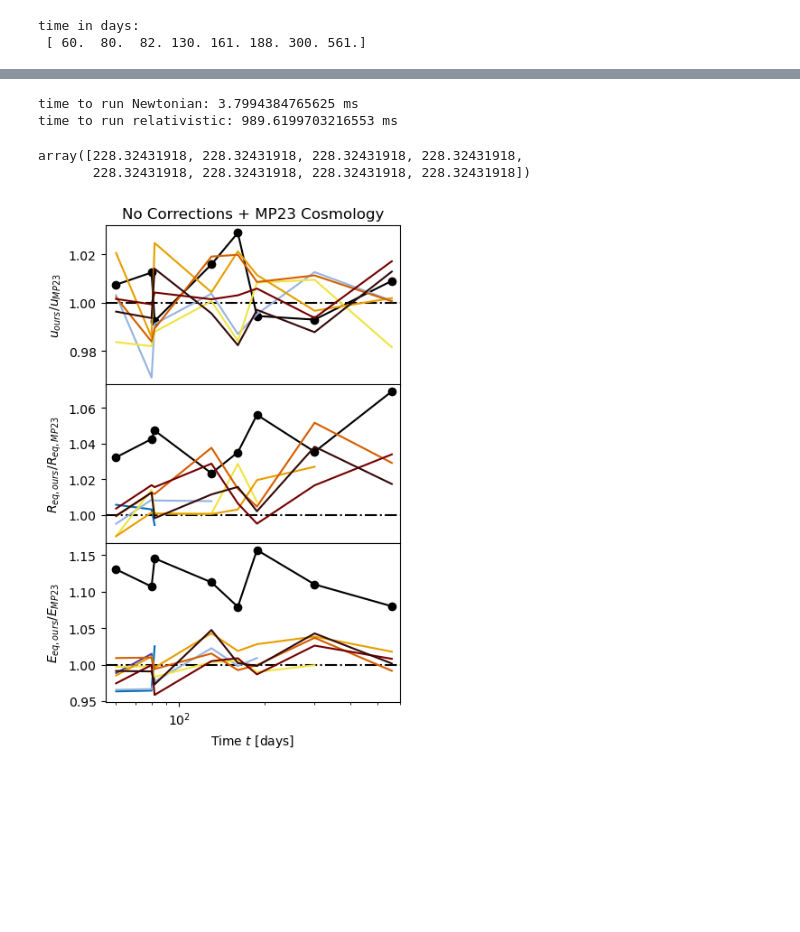
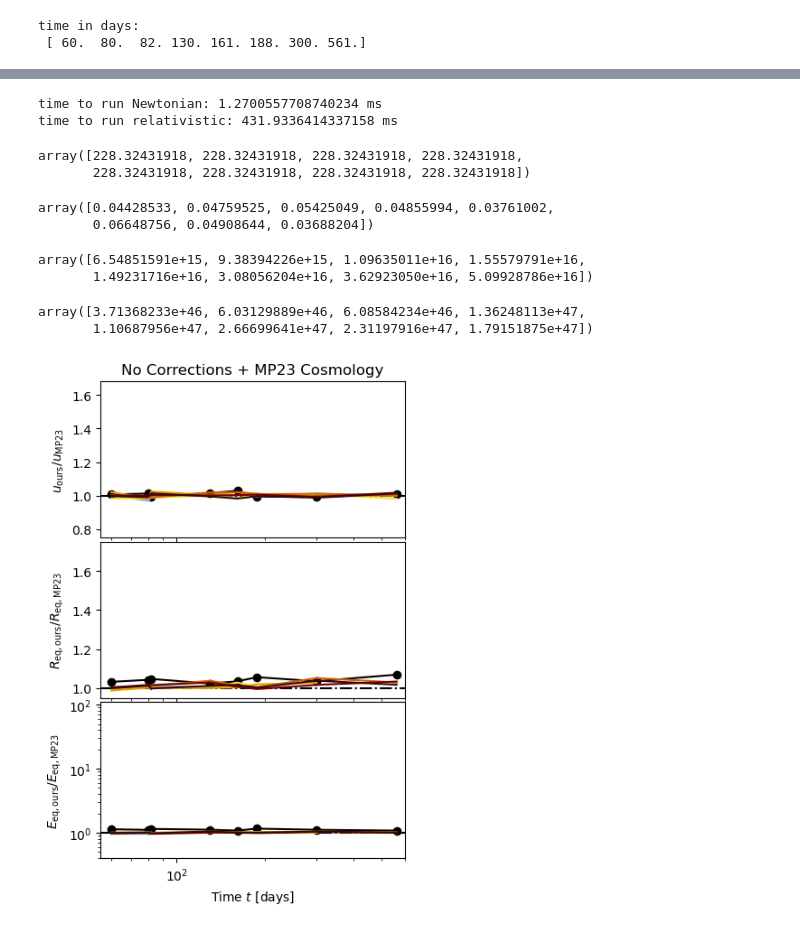
Before and after one commit to rohdog2003/equipartition, a Jupyter notebook: demos/MP23comparison.ipynb, the cells around one changed output, grey strips where cells are left out. Saved outputs shown, nothing was run; the diff lists cells and outputs as text; code cells hidden in the pictures; blank space fills up the shorter version.

Commit message:
made changes to Newtonian gammaM calculation and updated demos

```diff
--- a/demos/MP23comparison.ipynb
+++ b/demos/MP23comparison.ipynb
@@ -114,7 +114,7 @@ alpha = lambda i: 1/(i + 1)
 ax1.set_title("No Corrections")
 ax1.set_xscale("log")
 ax1.set_xlim(xleft, xright)
-ax1.set_ylabel(r"$u_{ours}/u_{MP23}$")
+ax1.set_ylabel(r"$u_{\rm{ours}}/u_{\rm{MP23}}$")
 ax1.axhline(1, linestyle = "-.", color = "k")
 ax1.plot(tdays, equip_Newtonian.gammaBeta()/MP23betaeqN, color = "k", marker = "o")
 #for i in range(0, len(theta) - 1):
@@ -126,7 +126,7 @@ for i in range(0, len(theta)):
 
 ax2.set_xscale("log")
 ax2.set_xlim(xleft, xright)
-ax2.set_ylabel(r"$R_{eq,ours}/R_{eq,MP23}$")
+ax2.set_ylabel(r"$R_{\rm{eq,ours}}/R_{\rm{eq,MP23}}$")
 ax2.axhline(1, linestyle = "-.", color = "k")
 ax2.plot(tdays, equip_Newtonian.Req()/MP23reqN, color = "k", marker = "o")
 #for i in range(0, len(theta) - 1):
@@ -138,7 +138,7 @@ for i in range(0, len(theta)):
 ax3.set_xscale("log")
 ax3.set_xlim(xleft, xright)
 ax3.set_xlabel(r"Time $t$ [days]")
-ax3.set_ylabel(r"$E_{eq,ours}/E_{MP23}$")
+ax3.set_ylabel(r"$E_{\rm{eq,ours}}/E_{\rm{eq,MP23}}$")
 ax3.axhline(1, linestyle = "-.", color = "k")
 ax3.plot(tdays, equip_Newtonian.energyeq()/MP23energyN, color = "k", marker = "o")#, lw = 0.5)
 #for i in range(0, len(theta) - 1):
@@ -167,7 +167,7 @@ cosmo = astropy.cosmology.LambdaCDM(
 # %%
 start = time.time()
 
-equip_Newtonian_cosmoMatch = Equipartition(FpmJy, nup10, tdays, z, 0, newtonian = True, p = p, corr = True, BDfactor = True, hotprotons = False, numelectrons = False, outofequipartition = False, cosmo = cosmo, fA=1, fV = 1)
+equip_Newtonian_cosmoMatch = Equipartition(FpmJy, nup10, tdays, z, 0, newtonian = True, p = p, corr = True, BDfactor = True, hotprotons = False, numelectrons = False, outofequipartition = False, factorsFour = False, cosmo = cosmo, fA=1, fV = 1)
 
 end = time.time()
 
@@ -181,13 +181,28 @@ equip_offAxis_cosmoMatch = [Equipartition(FpmJy, nup10, tdays, z, thet, newtonia
 end = time.time()
 print("time to run relativistic:", (end - start) * 1000, "ms")
 # %% [output]
-time to run Newtonian: 3.7994384765625 ms
-time to run relativistic: 989.6199703216553 ms
+time to run Newtonian: 1.2700557708740234 ms
+time to run relativistic: 431.9336414337158 ms
 # %%
 equip_Newtonian_cosmoMatch.dL * 3.24078e-25 # Mpc
 # %% [output]
 array([228.32431918, 228.32431918, 228.32431918, 228.32431918,
        228.32431918, 228.32431918, 228.32431918, 228.32431918])
+# %%
+equip_Newtonian_cosmoMatch.gammaBeta()
+# %% [output]
+array([0.04428533, 0.04759525, 0.05425049, 0.04855994, 0.03761002,
+       0.06648756, 0.04908644, 0.03688204])
+# %%
+equip_Newtonian_cosmoMatch.Req()
+# %% [output]
+array([6.54851591e+15, 9.38394226e+15, 1.09635011e+16, 1.55579791e+16,
+       1.49231716e+16, 3.08056204e+16, 3.62923050e+16, 5.09928786e+16])
+# %%
+equip_Newtonian_cosmoMatch.energyeq()
+# %% [output]
+array([3.71368233e+46, 6.03129889e+46, 6.08584234e+46, 1.36248113e+47,
+       1.10687956e+47, 2.66699641e+47, 2.31197916e+47, 1.79151875e+47])
 # %%
 cmap = plt.cm.jet  # define the colormap
 # extract all colors from the .jet map
@@ -211,9 +226,10 @@ xright = 600
 alpha = lambda i: 1/(i + 1)
 
 ax1.set_title("No Corrections + MP23 Cosmology")
+ax1.set_ylim(0.75, 1.68)
 ax1.set_xscale("log")
 ax1.set_xlim(xleft, xright)
-ax1.set_ylabel(r"$u_{ours}/u_{MP23}$")
+ax1.set_ylabel(r"$u_{\rm{ours}}/u_{\rm{MP23}}$")
 ax1.axhline(1, linestyle = "-.", color = "k")
 ax1.plot(tdays, equip_Newtonian_cosmoMatch.gammaBeta()/MP23betaeqN, color = "k", marker = "o")
 #for i in range(0, len(theta) - 1):
@@ -223,36 +239,39 @@ ax1.plot(tdays, equip_Newtonian_cosmoMatch.gammaBeta()/MP23betaeqN, color = "k",
 for i in range(0, len(theta)):
     ax1.plot(tdays, equip_offAxis_cosmoMatch[i].gammaBeta()/MP23offAxisGammaBeta[i], color = colors[i]) # color = cmap(norm(np.log10(theta[i])/2 + np.log10(theta[i + 1])/2)))
 
+ax2.set_ylim(0.95, 1.75)
 ax2.set_xscale("log")
 ax2.set_xlim(xleft, xright)
-ax2.set_ylabel(r"$R_{eq,ours}/R_{eq,MP23}$")
+ax2.set_ylabel(r"$R_{\rm{eq,ours}}/R_{\rm{eq,MP23}}$")
 ax2.axhline(1, linestyle = "-.", color = "k")
 ax2.plot(tdays, equip_Newtonian_cosmoMatch.Req()/MP23reqN, color = "k", marker = "o")
 #for i in range(0, len(theta) - 1):
 #    ax2.fill_between(tdays, equip_onAxis[i].Req(), equip_onAxis[i + 1].Req(), color = cmap(norm(np.log10(theta[i])/2 + np.log10(theta[i + 1])/2)))
 #    ax2.fill_between(tdays, equip_offAxis[i].Req(), equip_offAxis[i + 1].Req(), color = cmap(norm(np.log10(theta[i])/2 + np.log10(theta[i + 1])/2)))
 for i in range(0, len(theta)):
     ax2.plot(tdays, equip_offAxis_cosmoMatch[i].Req()/MP23offAxisReq[i], color = colors[i])
 
+ax3.set_ylim(4e-1, 1.1e2)
+ax3.set_yscale("log")
 ax3.set_xscale("log")
 ax3.set_xlim(xleft, xright)
 ax3.set_xlabel(r"Time $t$ [days]")
-ax3.set_ylabel(r"$E_{eq,ours}/E_{MP23}$")
+ax3.set_ylabel(r"$E_{\rm{eq,ours}}/E_{\rm{eq,MP23}}$")
 ax3.axhline(1, linestyle = "-.", color = "k")
 ax3.plot(tdays, equip_Newtonian_cosmoMatch.energyeq()/MP23energyN, color = "k", marker = "o")#, lw = 0.5)
 #for i in range(0, len(theta) - 1):
 #    ax3.fill_between(tdays, equip_onAxis[i].energyeq(), equip_onAxis[i + 1].energyeq(), color = cmap(norm(np.log10(theta[i])/2 + np.log10(theta[i + 1])/2)))
 #    ax3.fill_between(tdays, equip_offAxis[i].energyeq(), equip_offAxis[i + 1].energyeq(), color = cmap(norm(np.log10(theta[i])/2 + np.log10(theta[i + 1])/2)))
 for i in range(0, len(theta)):
     ax3.plot(tdays, equip_offAxis_cosmoMatch[i].energyeq()/MP23offAxisEnergy[i], color = colors[i])
 
 #plt.colorbar.ColorbarBase(ax2, cmap=cmap, norm=norm, spacing='proportional', ticks=bounds, boundaries=bounds, format='%1i')
 plt.tight_layout(pad = 0, h_pad = -2.1)
 #cax = fig.add_axes([0.44, 0.315, 0.5, 0.005])
 #cbar = plt.colorbar(matplotlib.cm.ScalarMappable(norm = norm, cmap = cmap), cax = cax, orientation = "horizontal", label = r"$\log_{10}(\theta)$", location = "top")
 #cbar.ax.tick_params(labelsize=7)
 
 plt.savefig("MP23reprodComparisonCosmoMatch.svg")
 plt.savefig("MP23reprodComparisonCosmoMatch.png")
 # %% [output]
-[figure, old version]
+[figure, new version]
```
Also changed, not shown: parts of 14 cells of this notebook, 4 other files.
